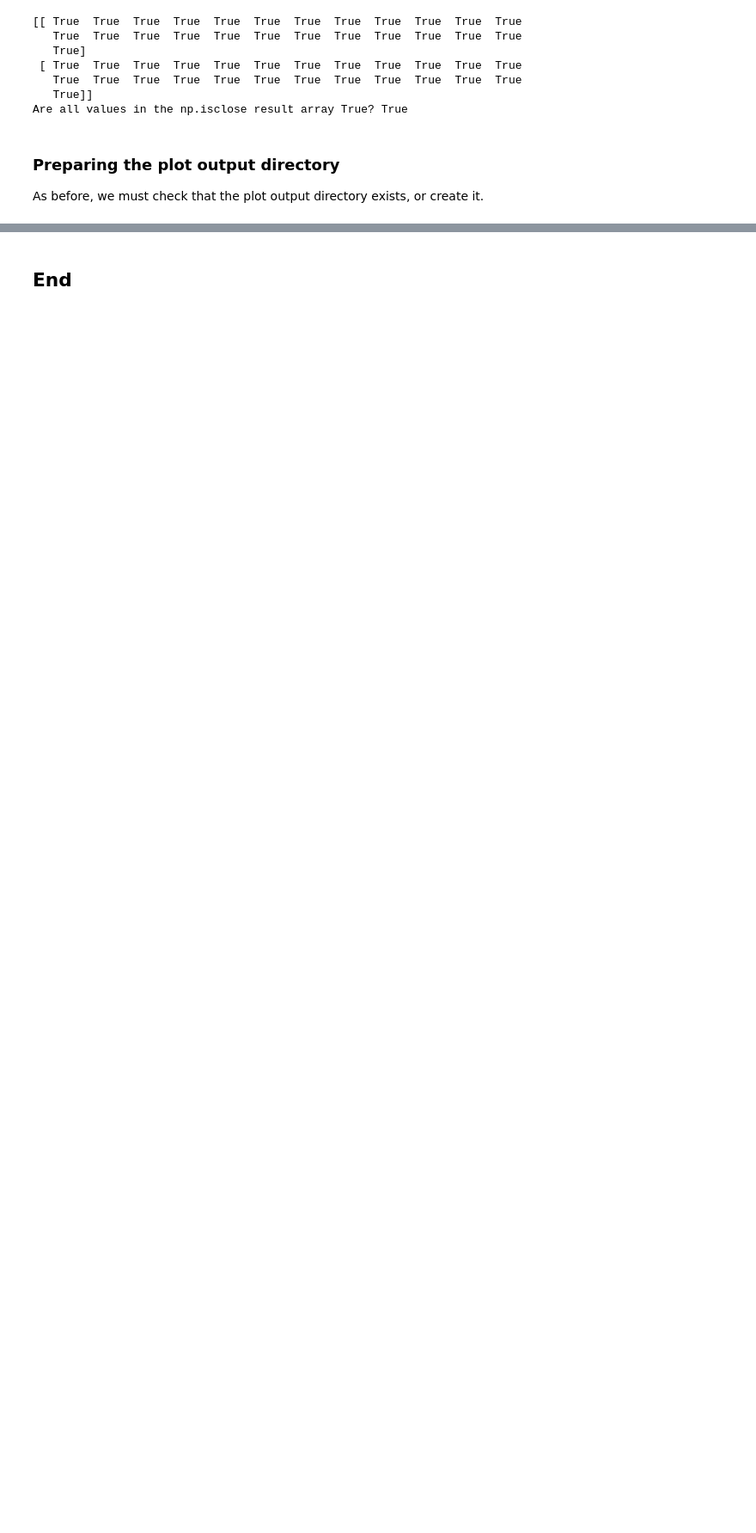
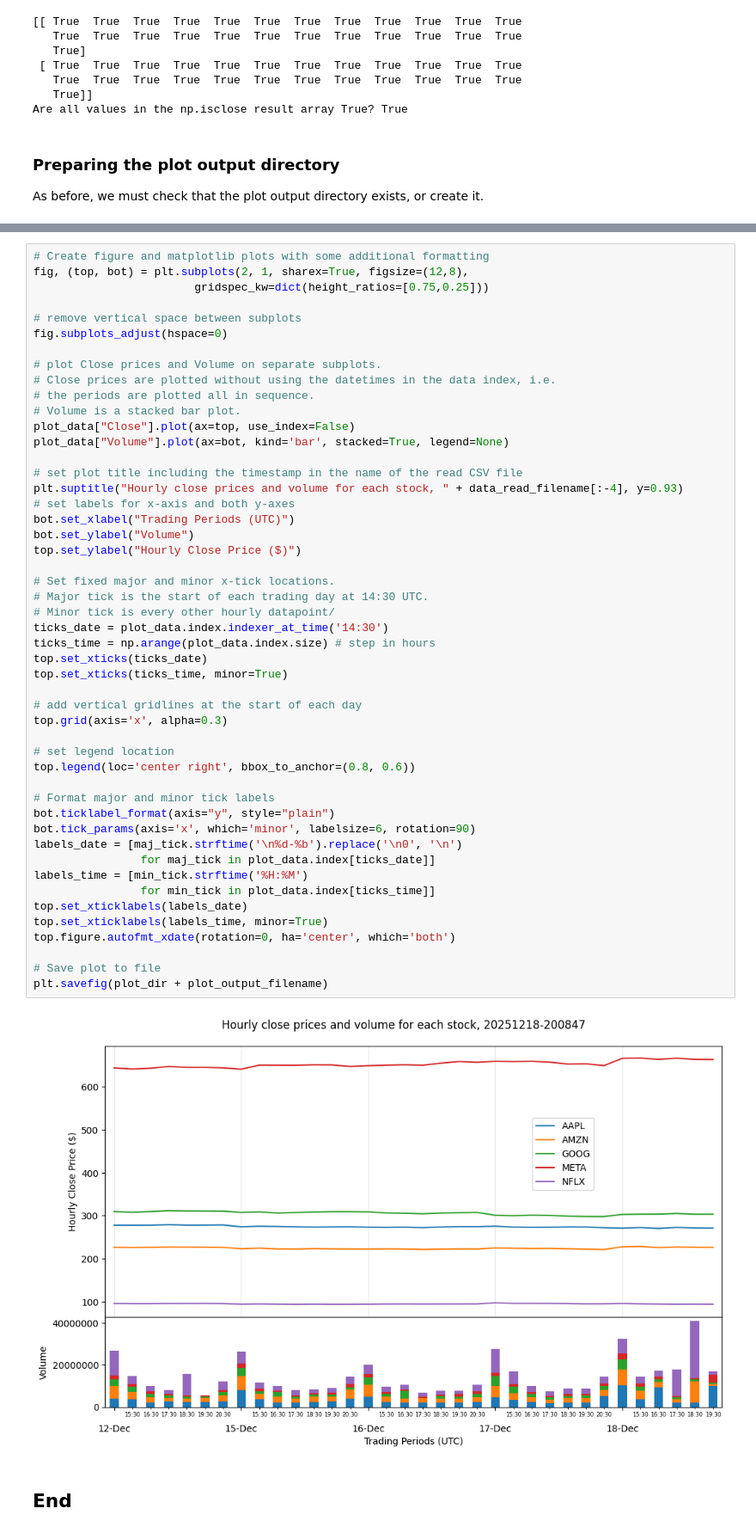
Before and after one commit to SuColl/computer-infrastructure-assessment, a Jupyter notebook: problems.ipynb, the cells around one changed output, grey strips where cells are left out. Shown: that part at 86% size. Cells and saved outputs as stored; diff of their text form; blank space fills up the shorter version.

```diff
--- a/problems.ipynb
+++ b/problems.ipynb
@@ -314,2 +318,53 @@ plt.savefig(plot_dir + plot_output_filename)
+# %%
+# Create figure and matplotlib plots with some additional formatting
+fig, (top, bot) = plt.subplots(2, 1, sharex=True, figsize=(12,8),
+                        gridspec_kw=dict(height_ratios=[0.75,0.25]))
+
+# remove vertical space between subplots
+fig.subplots_adjust(hspace=0)
+
+# plot Close prices and Volume on separate subplots.
+# Close prices are plotted without using the datetimes in the data index, i.e.
+# the periods are plotted all in sequence.
+# Volume is a stacked bar plot.
+plot_data["Close"].plot(ax=top, use_index=False)
+plot_data["Volume"].plot(ax=bot, kind='bar', stacked=True, legend=None)
+
+# set plot title including the timestamp in the name of the read CSV file
+plt.suptitle("Hourly close prices and volume for each stock, " + data_read_filename[:-4], y=0.93)
+# set labels for x-axis and both y-axes
+bot.set_xlabel("Trading Periods (UTC)")
+bot.set_ylabel("Volume")
+top.set_ylabel("Hourly Close Price ($)")
+
+# Set fixed major and minor x-tick locations.
+# Major tick is the start of each trading day at 14:30 UTC.
+# Minor tick is every other hourly datapoint/
+ticks_date = plot_data.index.indexer_at_time('14:30')
+ticks_time = np.arange(plot_data.index.size) # step in hours
+top.set_xticks(ticks_date)
+top.set_xticks(ticks_time, minor=True)
+
+# add vertical gridlines at the start of each day
+top.grid(axis='x', alpha=0.3)
+
+# set legend location
+top.legend(loc='center right', bbox_to_anchor=(0.8, 0.6))
+
+# Format major and minor tick labels
+bot.ticklabel_format(axis="y", style="plain")
+bot.tick_params(axis='x', which='minor', labelsize=6, rotation=90)
+labels_date = [maj_tick.strftime('\n%d-%b').replace('\n0', '\n')
+                for maj_tick in plot_data.index[ticks_date]]
+labels_time = [min_tick.strftime('%H:%M')
+                for min_tick in plot_data.index[ticks_time]]
+top.set_xticklabels(labels_date)
+top.set_xticklabels(labels_time, minor=True)
+top.figure.autofmt_xdate(rotation=0, ha='center', which='both')
+
+# Save plot to file
+plt.savefig(plot_dir + plot_output_filename)
+# %% [output]
+[figure, added]
 # %% [markdown]
 ## End
```
Also changed, not shown: parts of 13 cells of this notebook, 5 other files.
